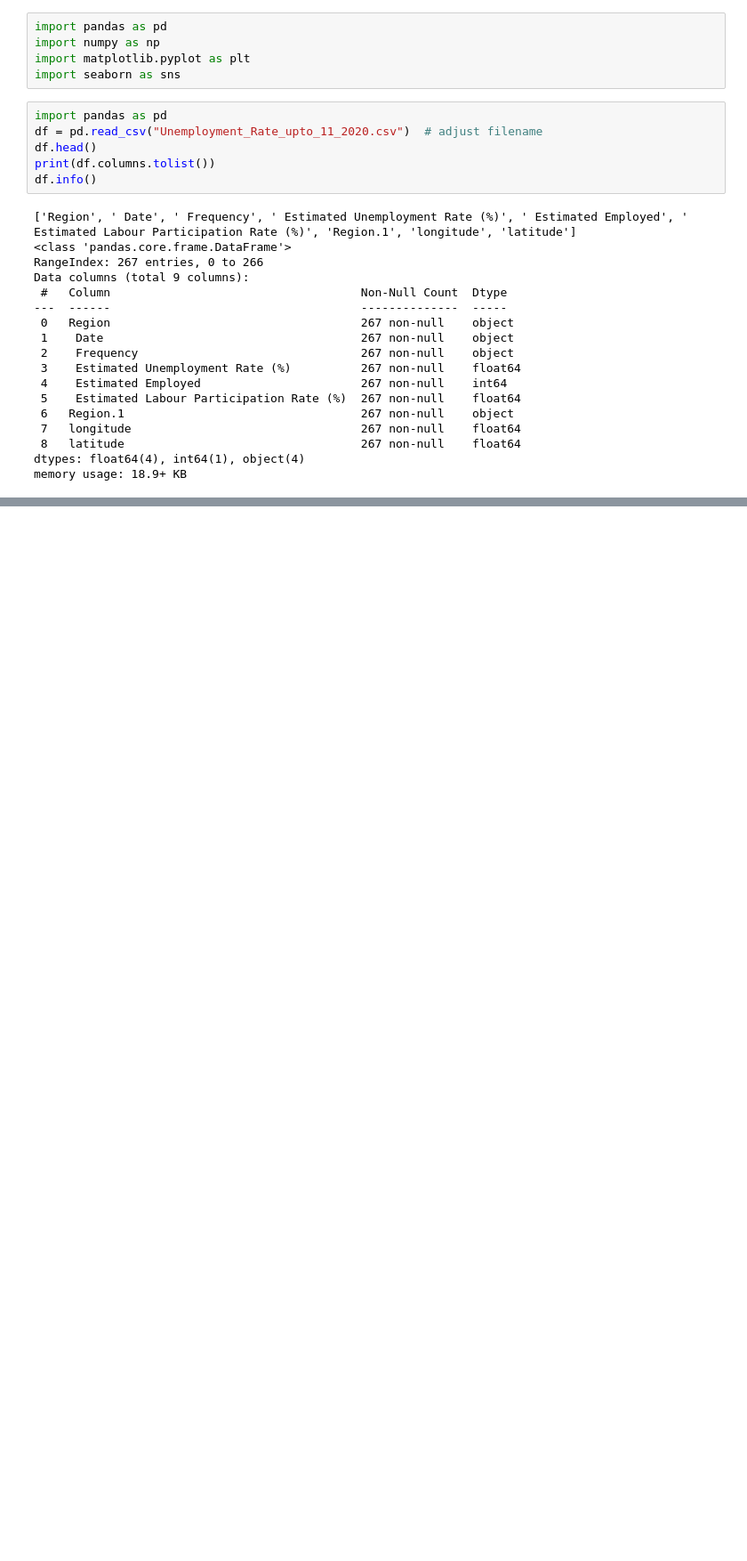
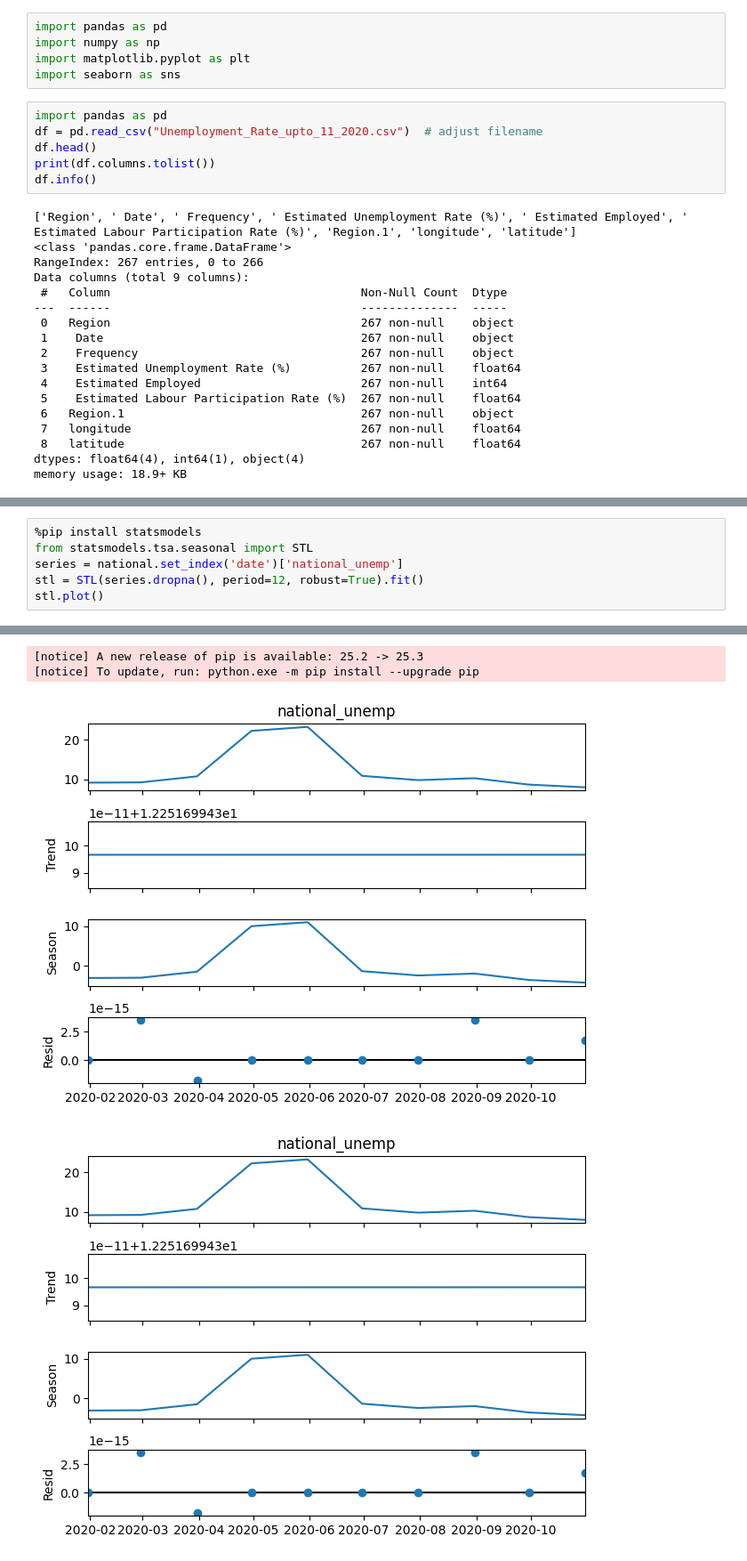
Before and after one commit to SohailAbbas830/codealpha_tasks, a Jupyter notebook: Task_02/CodeAlfa_project02.ipynb, the cells around one changed output, grey strips where cells are left out. Shown at 89% size. Drawn from its saved outputs; the diff is of its cells as text; blank space fills up the shorter version.

```diff
--- a/Task_02/CodeAlfa_project02.ipynb
+++ b/Task_02/CodeAlfa_project02.ipynb
@@ -46,0 +126,7 @@ KeyError: 'state'
+# %%
+%pip install statsmodels
+from statsmodels.tsa.seasonal import STL
+series = national.set_index('date')['national_unemp']
+stl = STL(series.dropna(), period=12, robust=True).fit()
+stl.plot()
+# %% [output]
@@ -46,0 +144,4 @@ KeyError: 'state'
+[notice] A new release of pip is available: 25.2 -> 25.3
+[notice] To update, run: python.exe -m pip install --upgrade pip
+[figure, added]
+[figure, added]
```
Also changed, not shown: parts of 18 cells of this notebook.
